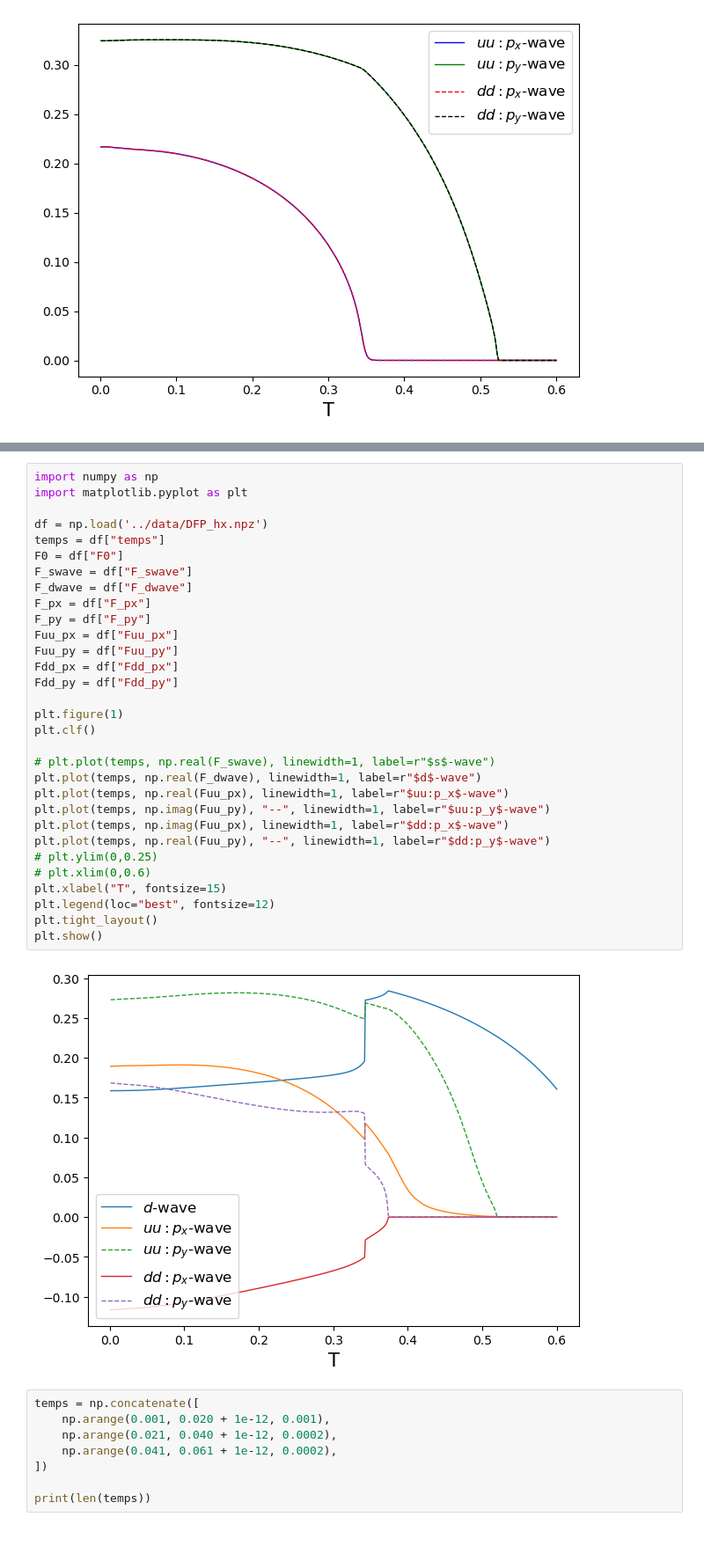
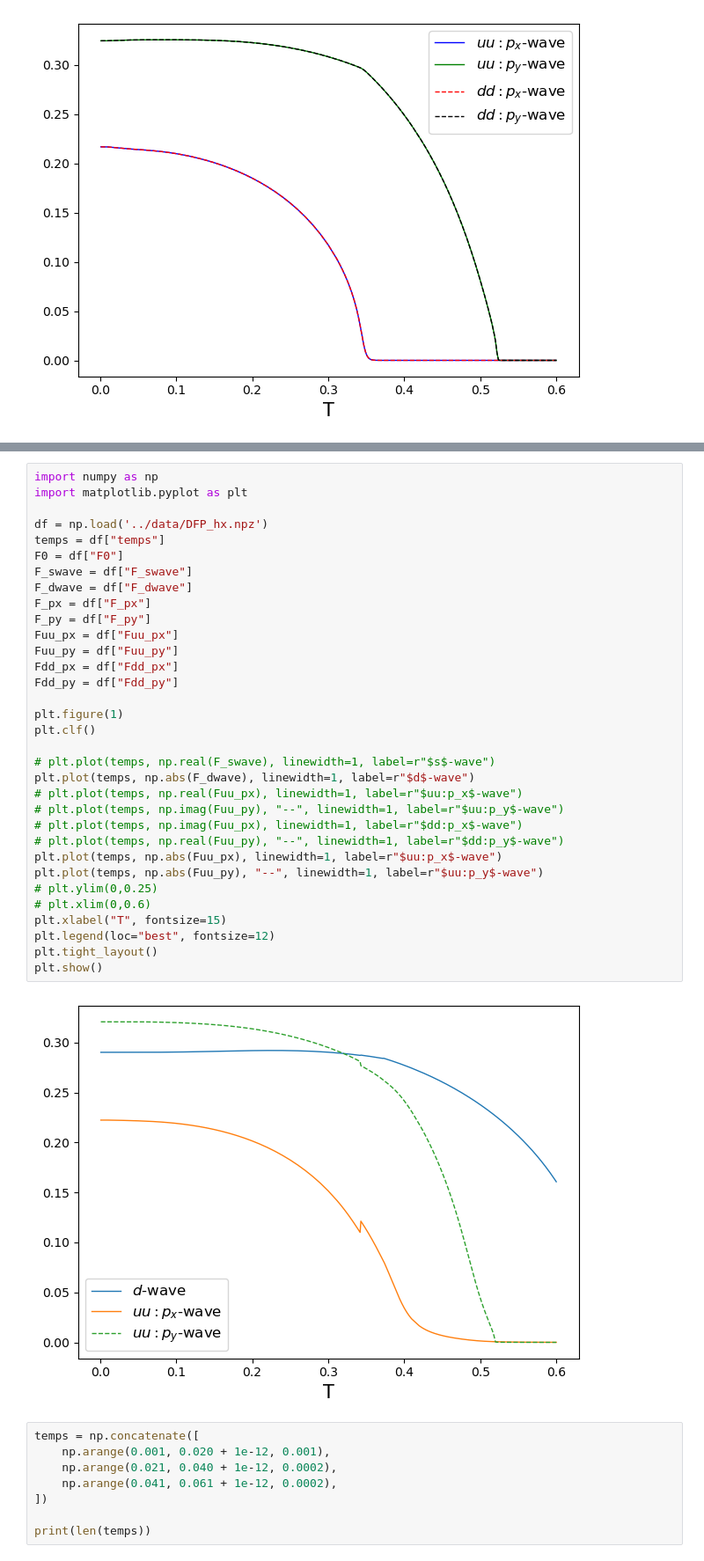
Before and after one commit to emilssp/master-thesis-codebase, a Jupyter notebook: cluster/notebooks/plot.ipynb, the cells around one changed output, grey strips where cells are left out. Shown at 88% size. Cells and saved outputs as stored; diff of their text form; blank space fills up the shorter version.

```diff
--- a/cluster/notebooks/plot.ipynb
+++ b/cluster/notebooks/plot.ipynb
@@ -205,36 +205,38 @@ plt.show()
 # %%
 import numpy as np
 import matplotlib.pyplot as plt
 
 df = np.load('../data/DFP_hx.npz')
 temps = df["temps"]
 F0 = df["F0"]
 F_swave = df["F_swave"]
 F_dwave = df["F_dwave"]
 F_px = df["F_px"]
 F_py = df["F_py"]
 Fuu_px = df["Fuu_px"]
 Fuu_py = df["Fuu_py"]
 Fdd_px = df["Fdd_px"]
 Fdd_py = df["Fdd_py"]
 
 plt.figure(1)
 plt.clf()
 
 # plt.plot(temps, np.real(F_swave), linewidth=1, label=r"$s$-wave")
-plt.plot(temps, np.real(F_dwave), linewidth=1, label=r"$d$-wave")
-plt.plot(temps, np.real(Fuu_px), linewidth=1, label=r"$uu:p_x$-wave")
-plt.plot(temps, np.imag(Fuu_py), "--", linewidth=1, label=r"$uu:p_y$-wave")
-plt.plot(temps, np.imag(Fuu_px), linewidth=1, label=r"$dd:p_x$-wave")
-plt.plot(temps, np.real(Fuu_py), "--", linewidth=1, label=r"$dd:p_y$-wave")
+plt.plot(temps, np.abs(F_dwave), linewidth=1, label=r"$d$-wave")
+# plt.plot(temps, np.real(Fuu_px), linewidth=1, label=r"$uu:p_x$-wave")
+# plt.plot(temps, np.imag(Fuu_py), "--", linewidth=1, label=r"$uu:p_y$-wave")
+# plt.plot(temps, np.imag(Fuu_px), linewidth=1, label=r"$dd:p_x$-wave")
+# plt.plot(temps, np.real(Fuu_py), "--", linewidth=1, label=r"$dd:p_y$-wave")
+plt.plot(temps, np.abs(Fuu_px), linewidth=1, label=r"$uu:p_x$-wave")
+plt.plot(temps, np.abs(Fuu_py), "--", linewidth=1, label=r"$uu:p_y$-wave")
 # plt.ylim(0,0.25)
 # plt.xlim(0,0.6)
 plt.xlabel("T", fontsize=15)
 plt.legend(loc="best", fontsize=12)
 plt.tight_layout()
 plt.show()
 # %% [output]
-[figure, old version]
+[figure, new version]
 # %%
 temps = np.concatenate([
     np.arange(0.001, 0.020 + 1e-12, 0.001),
```
Also changed, not shown: parts of 4 cells of this notebook, 11 other files.
